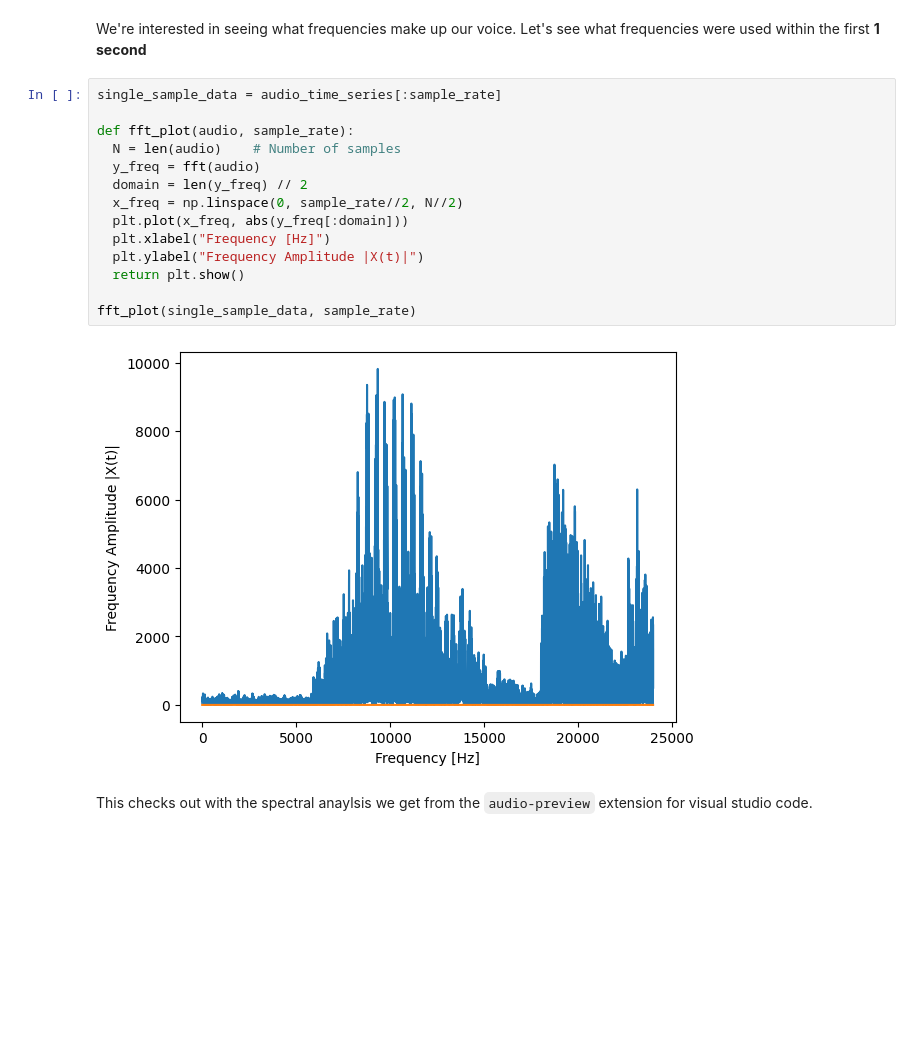
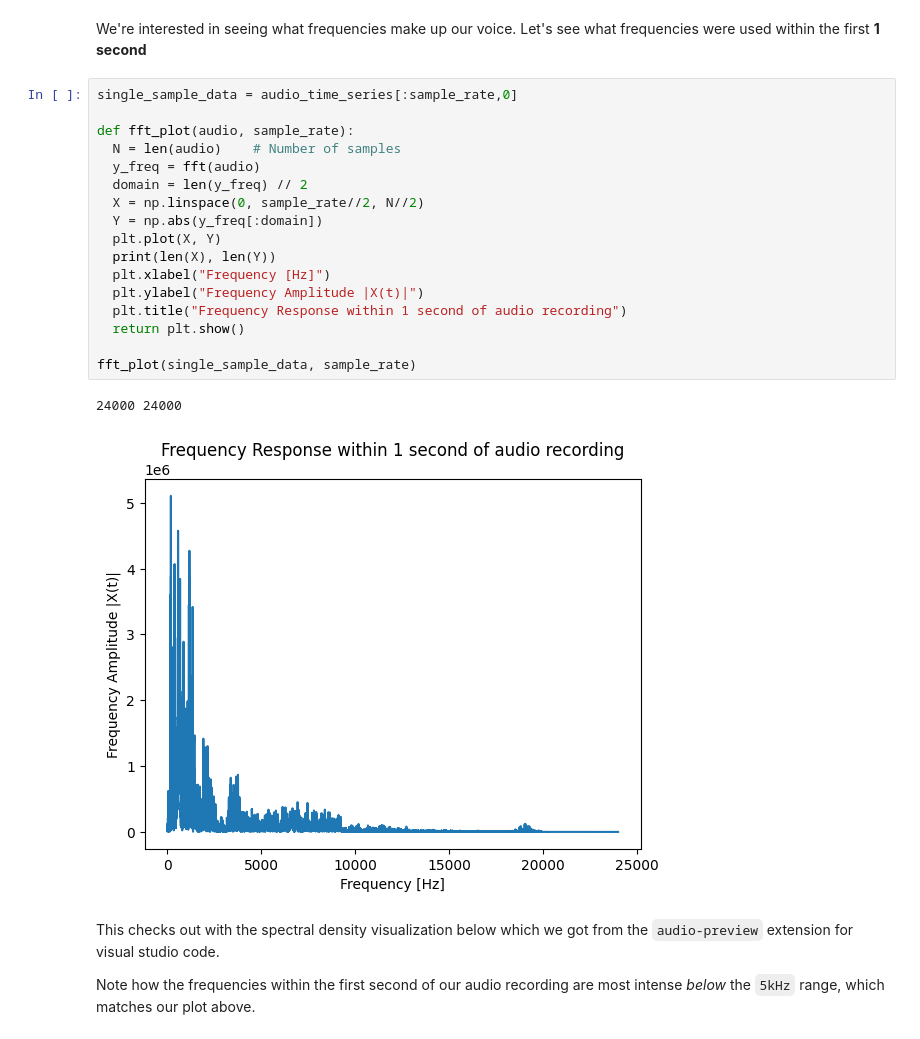
Before and after one commit to ECE-Capstone-2022/signal-processing, a Jupyter notebook: main.ipynb, the cells around one changed output. Drawn from its saved outputs; the diff is of its cells as text; blank space fills up the shorter version.

Commit message:
Added an array of new plots

```diff
--- a/main.ipynb
+++ b/main.ipynb
@@ -69,24 +69,30 @@ Recorded with a sample rate of 48000
 We're interested in seeing what frequencies make up our voice. Let's see what
 frequencies were used within the first **1 second**
 # %%
-single_sample_data = audio_time_series[:sample_rate]
+single_sample_data = audio_time_series[:sample_rate,0]
 
 def fft_plot(audio, sample_rate):
   N = len(audio)    # Number of samples
   y_freq = fft(audio)
   domain = len(y_freq) // 2
-  x_freq = np.linspace(0, sample_rate//2, N//2)
-  plt.plot(x_freq, abs(y_freq[:domain]))
+  X = np.linspace(0, sample_rate//2, N//2)
+  Y = np.abs(y_freq[:domain])
+  plt.plot(X, Y)
+  print(len(X), len(Y))
   plt.xlabel("Frequency [Hz]")
   plt.ylabel("Frequency Amplitude |X(t)|")
+  plt.title("Frequency Response within 1 second of audio recording")
   return plt.show()
 
 fft_plot(single_sample_data, sample_rate)
 # %% [output]
+24000 24000
-[figure, old version]
+[figure, new version]
 # %% [markdown]
-This checks out with the spectral anaylsis we get from the `audio-preview`
+This checks out with the spectral density visualization below which we got from the `audio-preview`
 extension for visual studio code.
+
+Note how the frequencies within the first second of our audio recording are most intense *below* the `5kHz` range, which matches our plot above.
 # %%
 display.Image('assets/single_sample_spectral_analysis.png')
 # %% [output]
```
Also changed, not shown: parts of 12 cells of this notebook, 1 other file.
